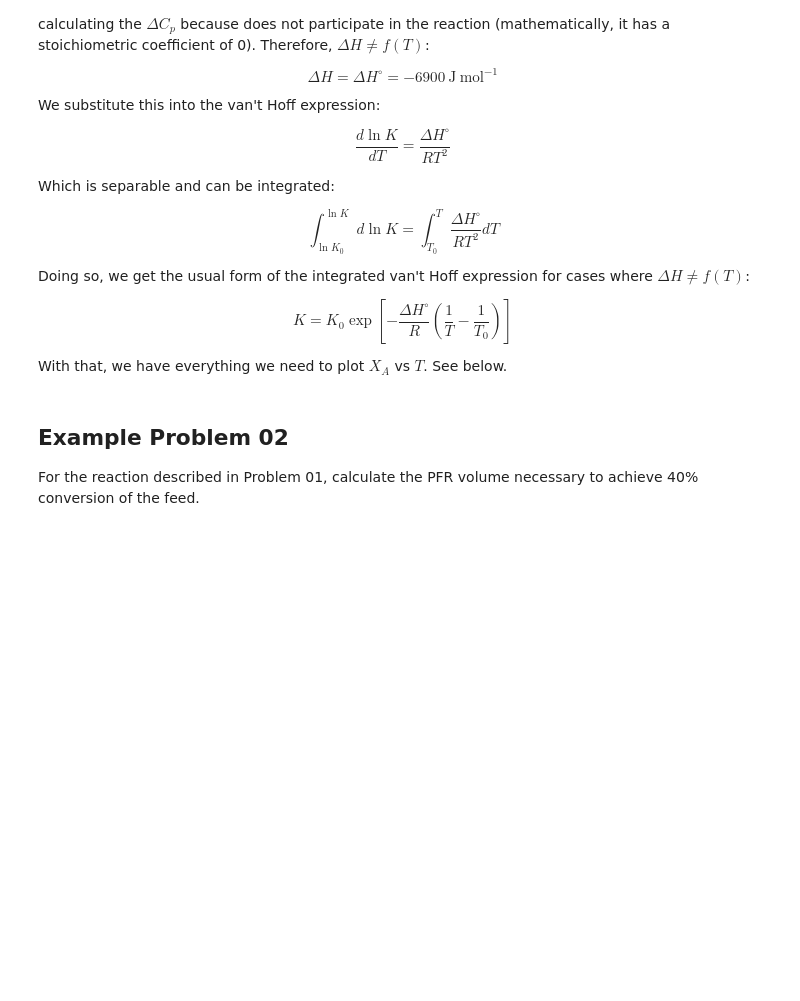
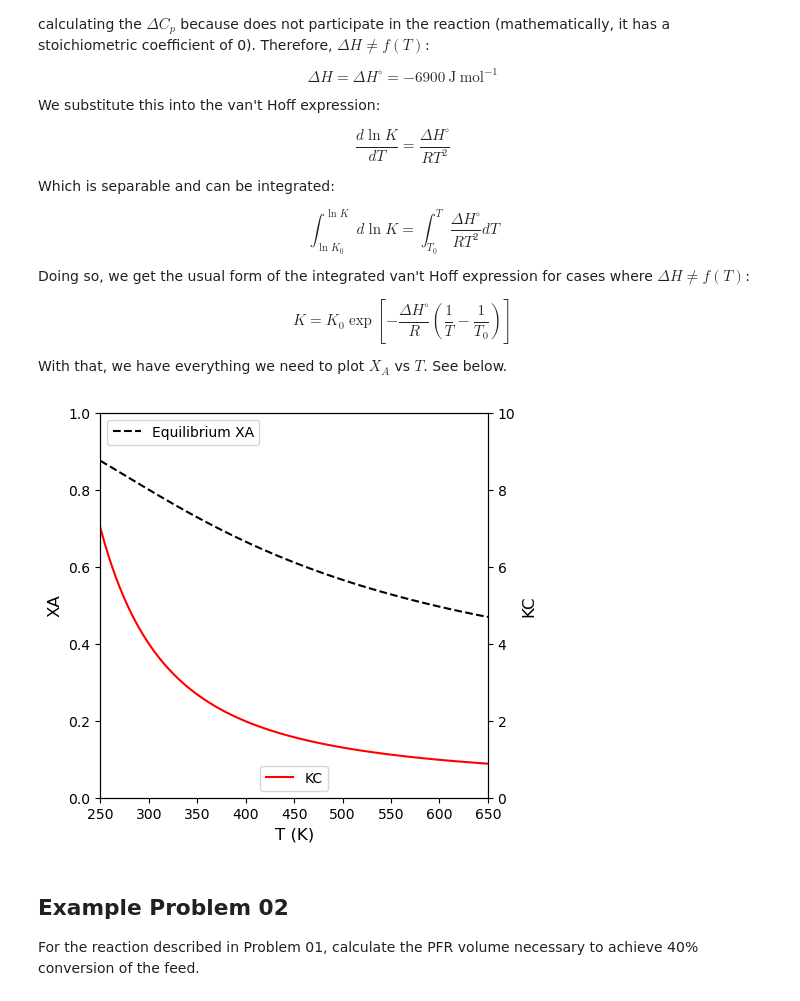
Before and after one commit to jqbond/CEN587, a Jupyter notebook: Notebooks/587-N56.ipynb, the cells around one changed output. Drawn from its saved outputs; the diff is of its cells as text; code cells hidden in the pictures; blank space fills up the shorter version.

```diff
--- a/Notebooks/587-N56.ipynb
+++ b/Notebooks/587-N56.ipynb
@@ -141,29 +141,31 @@ $$K = K_0\exp\left[-\frac{\Delta H^\circ}{R}\left(\frac{1}{T} - \frac{1}{T_0}\ri
 
 With that, we have everything we need to plot $X_A$ vs $T$.  See below.
 # %%
-# KC0 = 3.03
-# T0  = 333 #K
-# DH  = -6990 #J/mol
-# R   = 8.314 #J/mol/K
+KC0 = 3.03
+T0  = 333 #K
+DH  = -6990 #J/mol
+R   = 8.314 #J/mol/K
 
-# KC = lambda T: KC0*np.exp(-DH/R*(1/T - 1/T0))
-# XAEQ = lambda T: KC(T)/(1 + KC(T))
-# T = np.linspace(250, 650, 100)
+KC = lambda T: KC0*np.exp(-DH/R*(1/T - 1/T0))
+XAEQ = lambda T: KC(T)/(1 + KC(T))
+T = np.linspace(250, 650, 100)
 # %%
-# ##Create plot with 2 yaxes to plot Conversion and KC vs. T
-# fig1, ax1 = plt.subplots(figsize = (5, 5))
-# ax2  = ax1.twinx()
-# ax1.plot(T, XAEQ(T), color = 'black', linestyle = 'dashed', label = 'Equilibrium XA')
-# ax2.plot(T, KC(T), color = 'red', label = 'KC')
-# ax1.set_xlim(min(T), max(T))
-# ax1.set_ylim(0, 1)
-# ax2.set_ylim(0, 10)
-# ax1.set_xlabel('T (K)', fontsize = 12)
-# ax1.set_ylabel('XA', fontsize = 12)
-# ax2.set_ylabel('KC', fontsize = 12)
-# ax1.legend(loc = 'upper left')
-# ax2.legend(loc = 'lower center')
-# plt.show()
+##Create plot with 2 yaxes to plot Conversion and KC vs. T
+fig1, ax1 = plt.subplots(figsize = (5, 5))
+ax2  = ax1.twinx()
+ax1.plot(T, XAEQ(T), color = 'black', linestyle = 'dashed', label = 'Equilibrium XA')
+ax2.plot(T, KC(T), color = 'red', label = 'KC')
+ax1.set_xlim(min(T), max(T))
+ax1.set_ylim(0, 1)
+ax2.set_ylim(0, 10)
+ax1.set_xlabel('T (K)', fontsize = 12)
+ax1.set_ylabel('XA', fontsize = 12)
+ax2.set_ylabel('KC', fontsize = 12)
+ax1.legend(loc = 'upper left')
+ax2.legend(loc = 'lower center')
+plt.show()
+# %% [output]
+[figure, added]
 # %% [markdown]
 ## Example Problem 02
 
```
Also changed, not shown: parts of 10 cells of this notebook.
